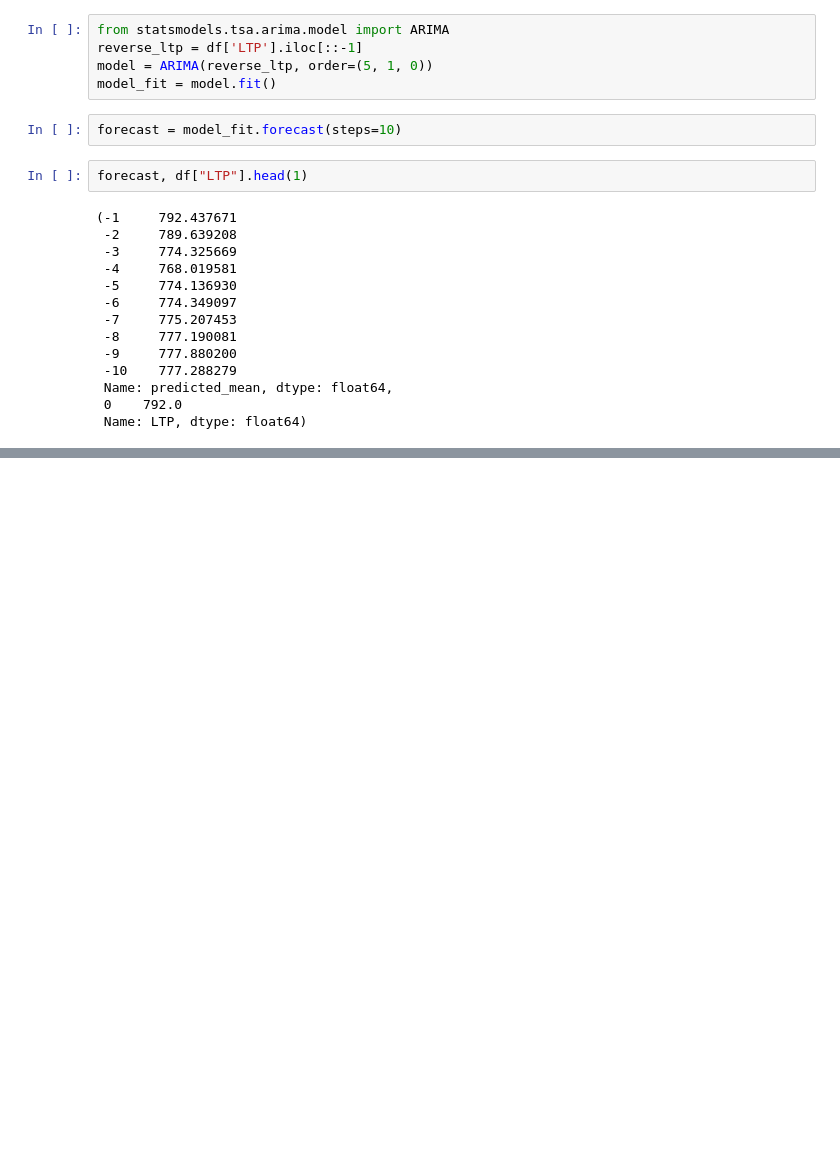
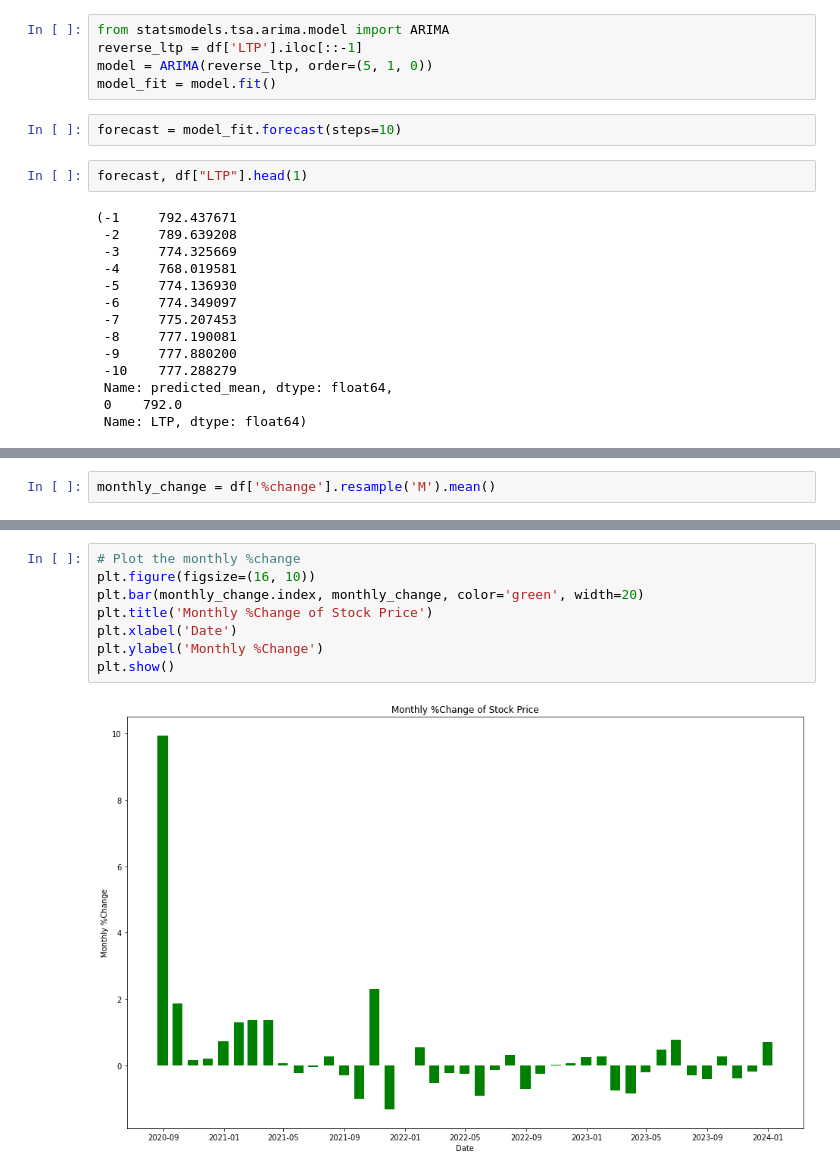
Before and after one commit to Twtamaris/stock_price_predictor, a Jupyter notebook: share_price.ipynb, the cells around one changed output, grey strips where cells are left out. Drawn from its saved outputs; the diff is of its cells as text; blank space fills up the shorter version.

```diff
--- a/share_price.ipynb
+++ b/share_price.ipynb
@@ -324,0 +409,2 @@ forecast, df["LTP"].head(1)
+# %%
+monthly_change = df['%change'].resample('M').mean()
@@ -324,0 +431,10 @@ forecast, df["LTP"].head(1)
+# %%
+# Plot the monthly %change
+plt.figure(figsize=(16, 10))
+plt.bar(monthly_change.index, monthly_change, color='green', width=20)
+plt.title('Monthly %Change of Stock Price')
+plt.xlabel('Date')
+plt.ylabel('Monthly %Change')
+plt.show()
+# %% [output]
+[figure, added]
```
Also changed, not shown: parts of 15 cells of this notebook.
